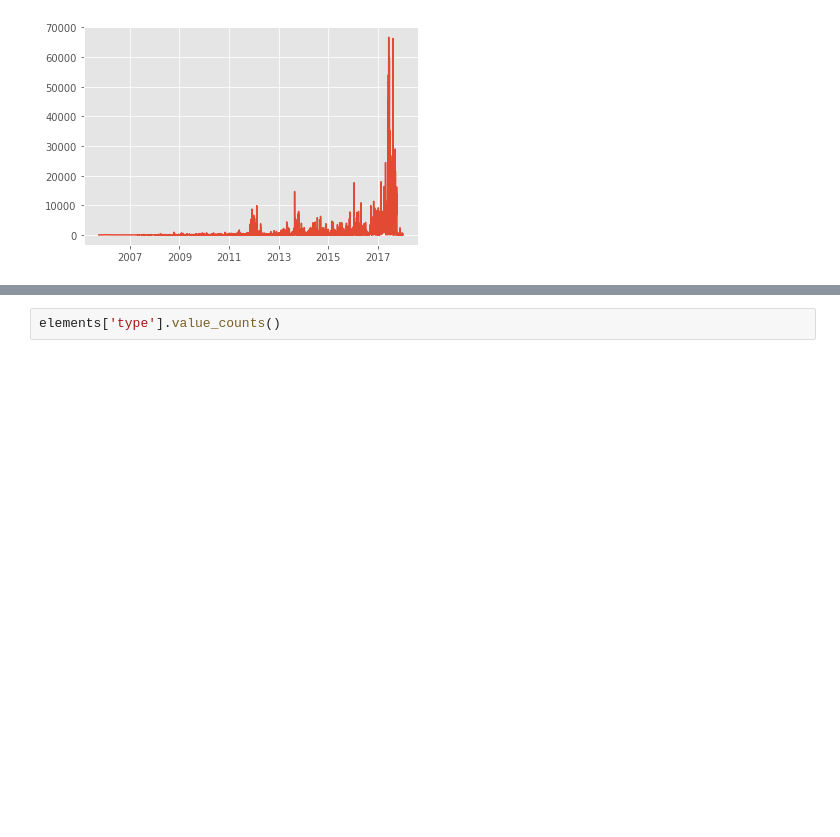
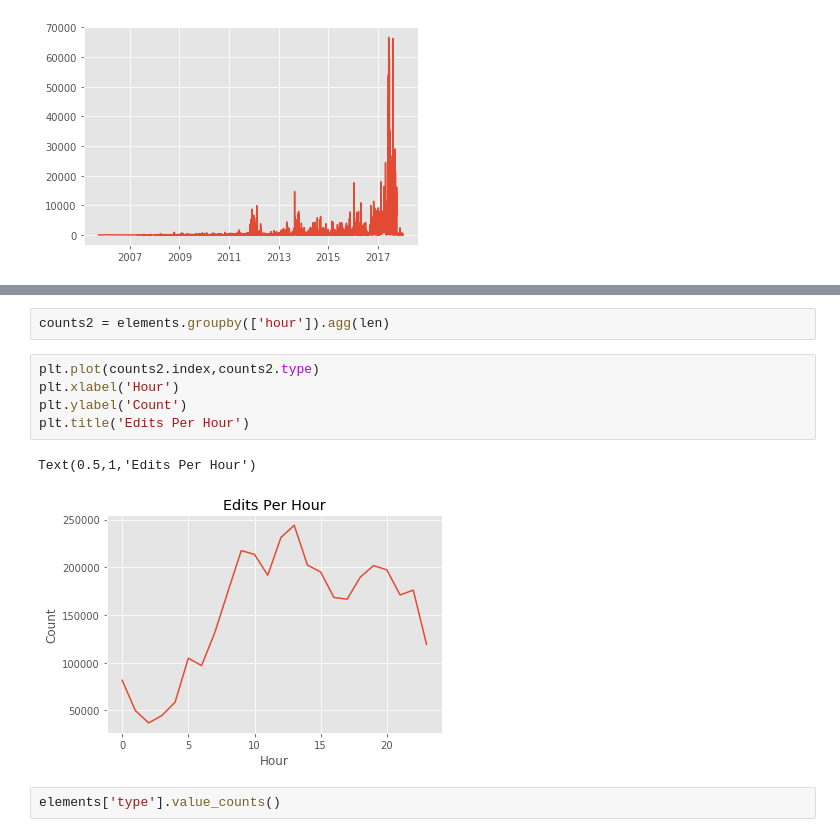
Before and after one commit to cgels/YouthmapperSocialNetworkAnalytics, a Jupyter notebook: Exploratory Data Analysis/Element Exploration.ipynb, the cells around one changed output, grey strips where cells are left out. Cells and saved outputs as stored; diff of their text form; blank space fills up the shorter version.

```diff
--- a/Exploratory Data Analysis/Element Exploration.ipynb
+++ b/Exploratory Data Analysis/Element Exploration.ipynb
@@ -62,3 +62,13 @@ Text(0.5,1,'Edits per Day')
+# %%
+counts2 = elements.groupby(['hour']).agg(len)
+# %%
+plt.plot(counts2.index,counts2.type)
+plt.xlabel('Hour')
+plt.ylabel('Count')
+plt.title('Edits Per Hour')
+# %% [output]
+Text(0.5,1,'Edits Per Hour')
+[figure, added]
 # %%
 elements['type'].value_counts()
 # %% [output]
```
Also changed, not shown: parts of 3 cells of this notebook.
